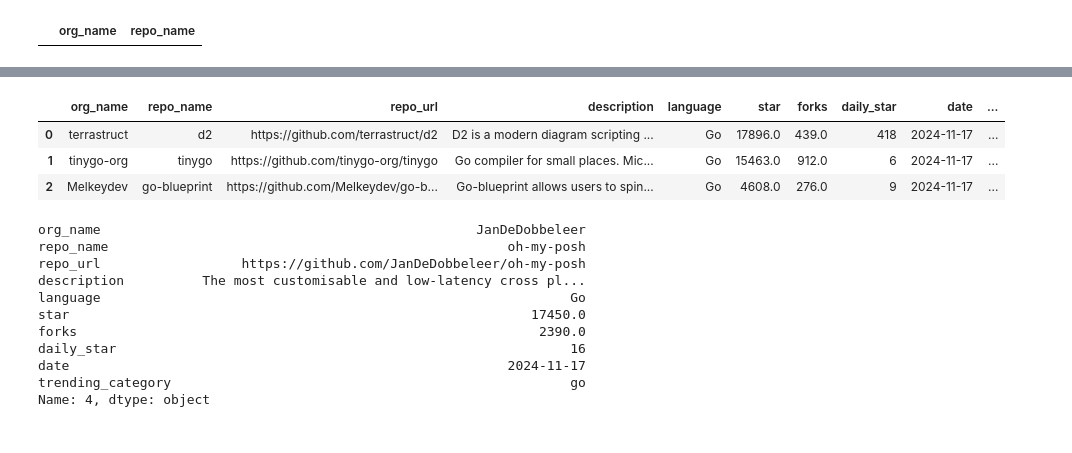
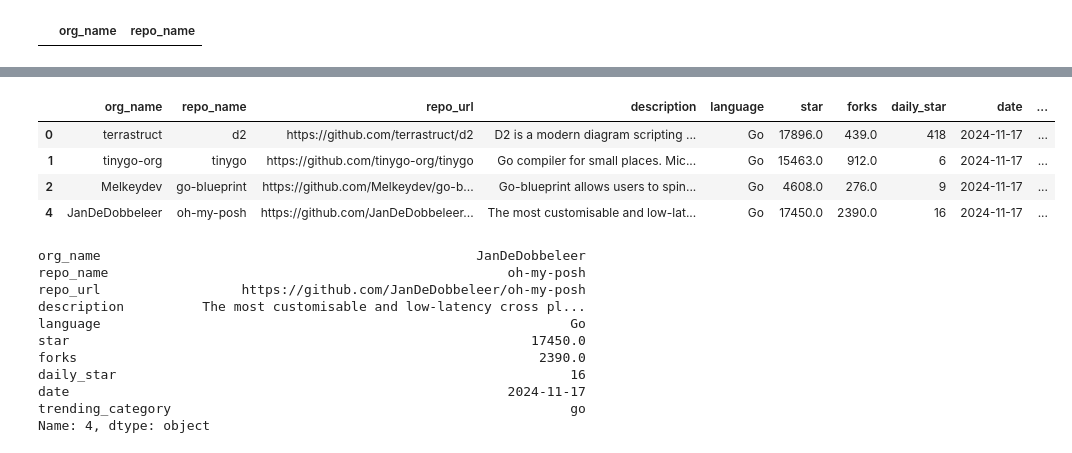
Before and after one commit to jin-raii/netflix-clone, a Jupyter notebook: trending_git.ipynb, the cells around one changed output, grey strips where cells are left out. Saved outputs shown, nothing was run; the diff lists cells and outputs as text; code cells hidden in the pictures.

```diff
--- a/trending_git.ipynb
+++ b/trending_git.ipynb
@@ -380,10 +383,11 @@ df.loc[df['language'].isin(['Go', 'Python'])]
 # %%
-df.loc[[0,1,2]]
+df.loc[[0,1,2,4]]
 # %% [output]
 |  | org_name | repo_name | repo_url | description | language | star | forks | daily_star | date | ... |
 | 0 | terrastruct | d2 | https://github.com/terrastruct/d2 | D2 is a modern diagram scripting ... | Go | 17896.0 | 439.0 | 418 | 2024-11-17 | ... |
 | 1 | tinygo-org | tinygo | https://github.com/tinygo-org/tinygo | Go compiler for small places. Mic... | Go | 15463.0 | 912.0 | 6 | 2024-11-17 | ... |
 | 2 | Melkeydev | go-blueprint | https://github.com/Melkeydev/go-b... | Go-blueprint allows users to spin... | Go | 4608.0 | 276.0 | 9 | 2024-11-17 | ... |
+| 4 | JanDeDobbeleer | oh-my-posh | https://github.com/JanDeDobbeleer... | The most customisable and low-lat... | Go | 17450.0 | 2390.0 | 16 | 2024-11-17 | ... |
 # %%
 df.loc[4]
 # %% [output]
```
Also changed, not shown: parts of 31 cells of this notebook.
